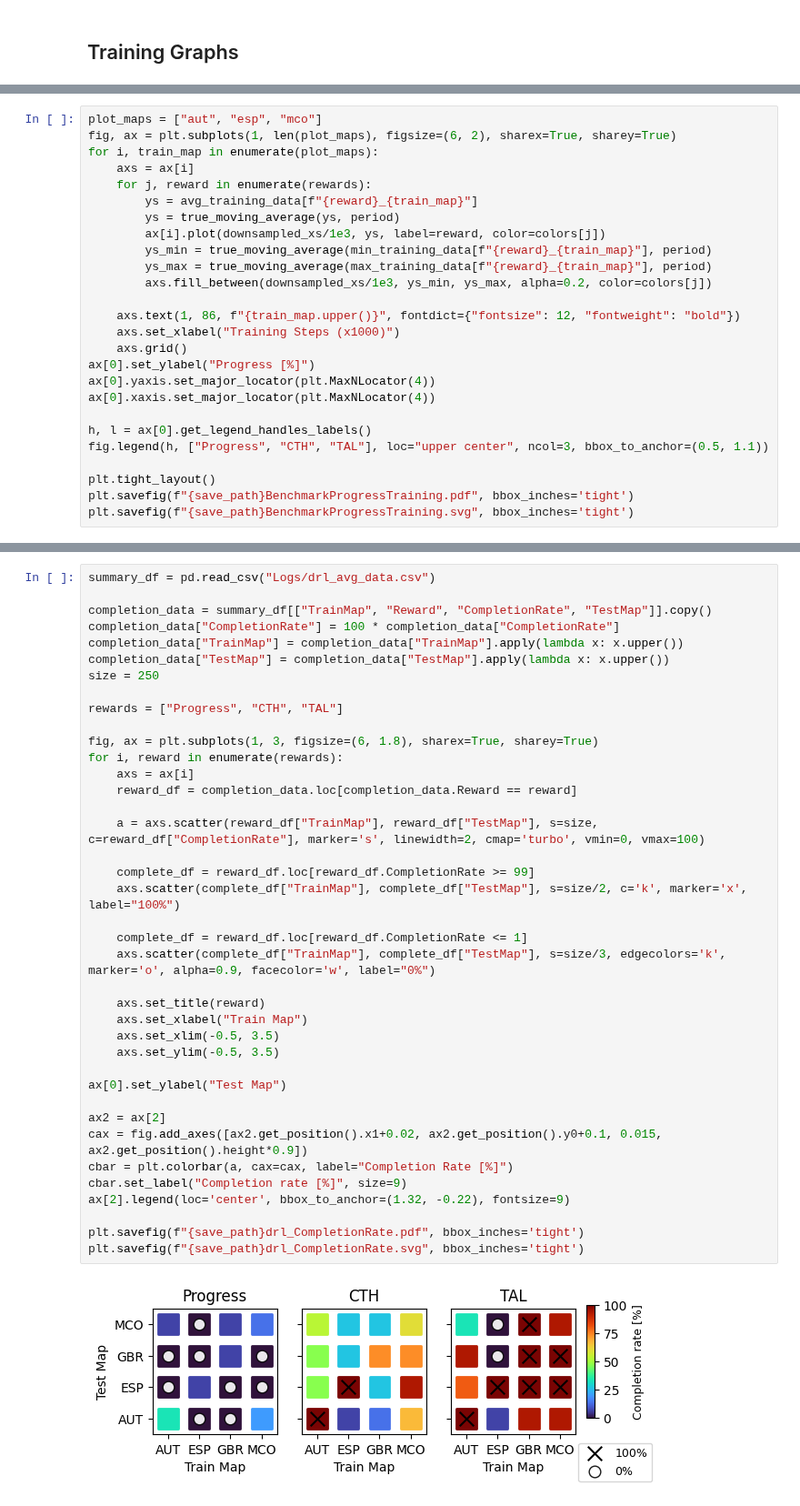
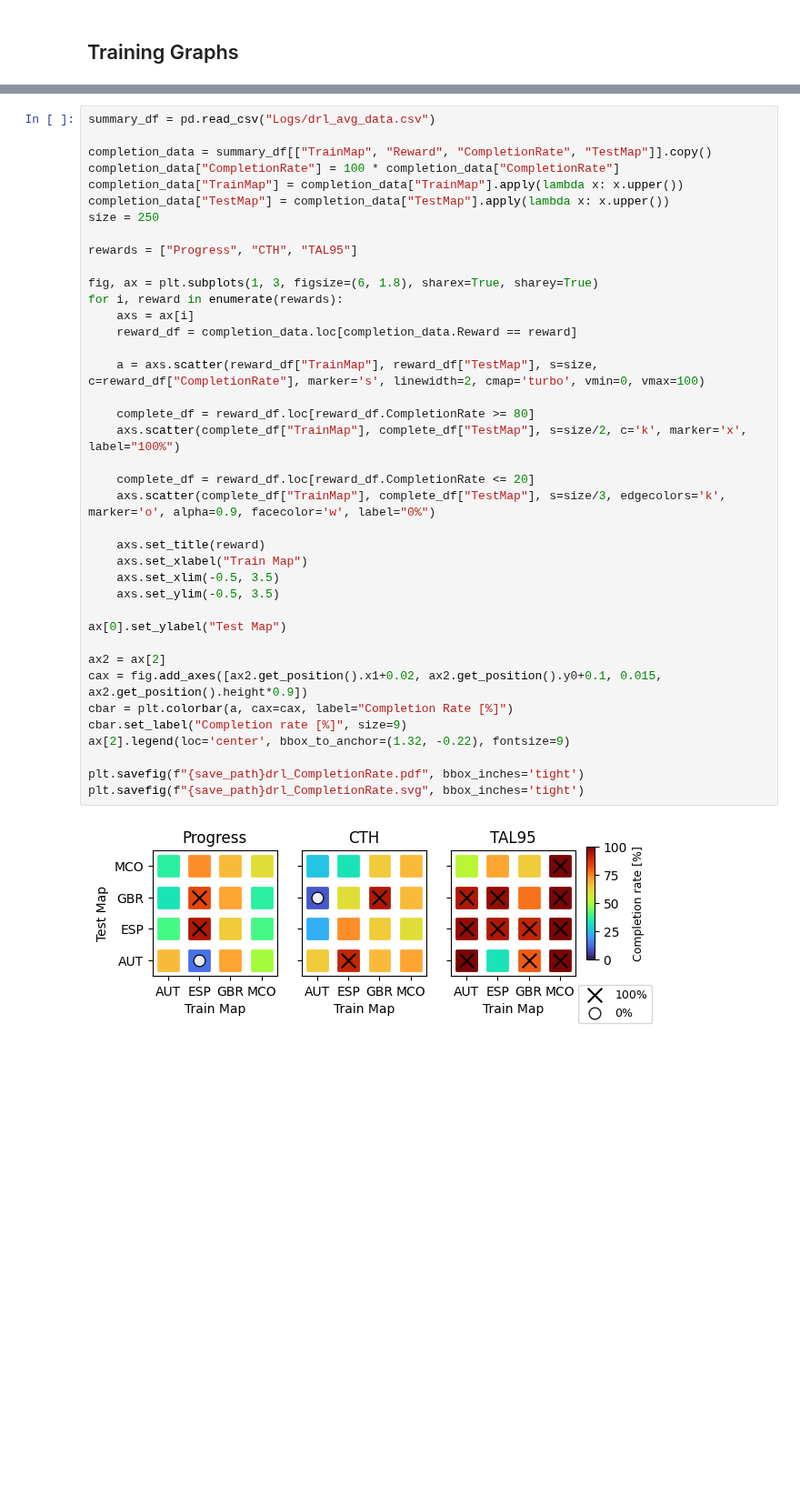
Before and after one commit to BDEvan5/f1tenth_benchmarks, a Jupyter notebook: f1tenth_benchmarks/benchmark_results/drl_result_plots.ipynb, the cells around one changed output, grey strips where cells are left out. Shown at 91% size. Saved outputs shown, nothing was run; the diff lists cells and outputs as text; blank space fills up the shorter version.

```diff
--- a/f1tenth_benchmarks/benchmark_results/drl_result_plots.ipynb
+++ b/f1tenth_benchmarks/benchmark_results/drl_result_plots.ipynb
@@ -60,26 +89,0 @@ for train_map in train_maps:
-# %%
-plot_maps = ["aut", "esp", "mco"]
-fig, ax = plt.subplots(1, len(plot_maps), figsize=(6, 2), sharex=True, sharey=True)
-for i, train_map in enumerate(plot_maps):
-    axs = ax[i]
-    for j, reward in enumerate(rewards):
-        ys = avg_training_data[f"{reward}_{train_map}"]
-        ys = true_moving_average(ys, period)
-        ax[i].plot(downsampled_xs/1e3, ys, label=reward, color=colors[j])
-        ys_min = true_moving_average(min_training_data[f"{reward}_{train_map}"], period)
-        ys_max = true_moving_average(max_training_data[f"{reward}_{train_map}"], period)
-        axs.fill_between(downsampled_xs/1e3, ys_min, ys_max, alpha=0.2, color=colors[j])
-
-    axs.text(1, 86, f"{train_map.upper()}", fontdict={"fontsize": 12, "fontweight": "bold"})
-    axs.set_xlabel("Training Steps (x1000)")
-    axs.grid()
-ax[0].set_ylabel("Progress [%]")
-ax[0].yaxis.set_major_locator(plt.MaxNLocator(4))
-ax[0].xaxis.set_major_locator(plt.MaxNLocator(4))
-
-h, l = ax[0].get_legend_handles_labels()
-fig.legend(h, ["Progress", "CTH", "TAL"], loc="upper center", ncol=3, bbox_to_anchor=(0.5, 1.1))
-
-plt.tight_layout()
-plt.savefig(f"{save_path}BenchmarkProgressTraining.pdf", bbox_inches='tight')
-plt.savefig(f"{save_path}BenchmarkProgressTraining.svg", bbox_inches='tight')
@@ -113,38 +117,38 @@ completion_data["TrainMap"] = completion_data["TrainMap"].apply(lambda x: x.uppe
 completion_data["TestMap"] = completion_data["TestMap"].apply(lambda x: x.upper())
 size = 250
 
-rewards = ["Progress", "CTH", "TAL"]
+rewards = ["Progress", "CTH", "TAL95"]
 
 fig, ax = plt.subplots(1, 3, figsize=(6, 1.8), sharex=True, sharey=True)
 for i, reward in enumerate(rewards):
     axs = ax[i]
     reward_df = completion_data.loc[completion_data.Reward == reward]
 
     a = axs.scatter(reward_df["TrainMap"], reward_df["TestMap"], s=size, c=reward_df["CompletionRate"], marker='s', linewidth=2, cmap='turbo', vmin=0, vmax=100)
 
-    complete_df = reward_df.loc[reward_df.CompletionRate >= 99]
+    complete_df = reward_df.loc[reward_df.CompletionRate >= 80]
     axs.scatter(complete_df["TrainMap"], complete_df["TestMap"], s=size/2, c='k', marker='x', label="100%")
 
-    complete_df = reward_df.loc[reward_df.CompletionRate <= 1]
+    complete_df = reward_df.loc[reward_df.CompletionRate <= 20]
     axs.scatter(complete_df["TrainMap"], complete_df["TestMap"], s=size/3, edgecolors='k', marker='o', alpha=0.9, facecolor='w', label="0%")
 
     axs.set_title(reward)
     axs.set_xlabel("Train Map")
     axs.set_xlim(-0.5, 3.5)
     axs.set_ylim(-0.5, 3.5)
 
 ax[0].set_ylabel("Test Map")
 
 ax2 = ax[2]
 cax = fig.add_axes([ax2.get_position().x1+0.02, ax2.get_position().y0+0.1, 0.015, ax2.get_position().height*0.9])
 cbar = plt.colorbar(a, cax=cax, label="Completion Rate [%]")
 cbar.set_label("Completion rate [%]", size=9)
 ax[2].legend(loc='center', bbox_to_anchor=(1.32, -0.22), fontsize=9)
 
 plt.savefig(f"{save_path}drl_CompletionRate.pdf", bbox_inches='tight')
 plt.savefig(f"{save_path}drl_CompletionRate.svg", bbox_inches='tight')
 # %% [output]
-[figure, old version]
+[figure, new version]
 # %%
 planner_name = "EndToEnd"
 seed = 13
```
Also changed, not shown: parts of 6 cells of this notebook, 8 other files.
